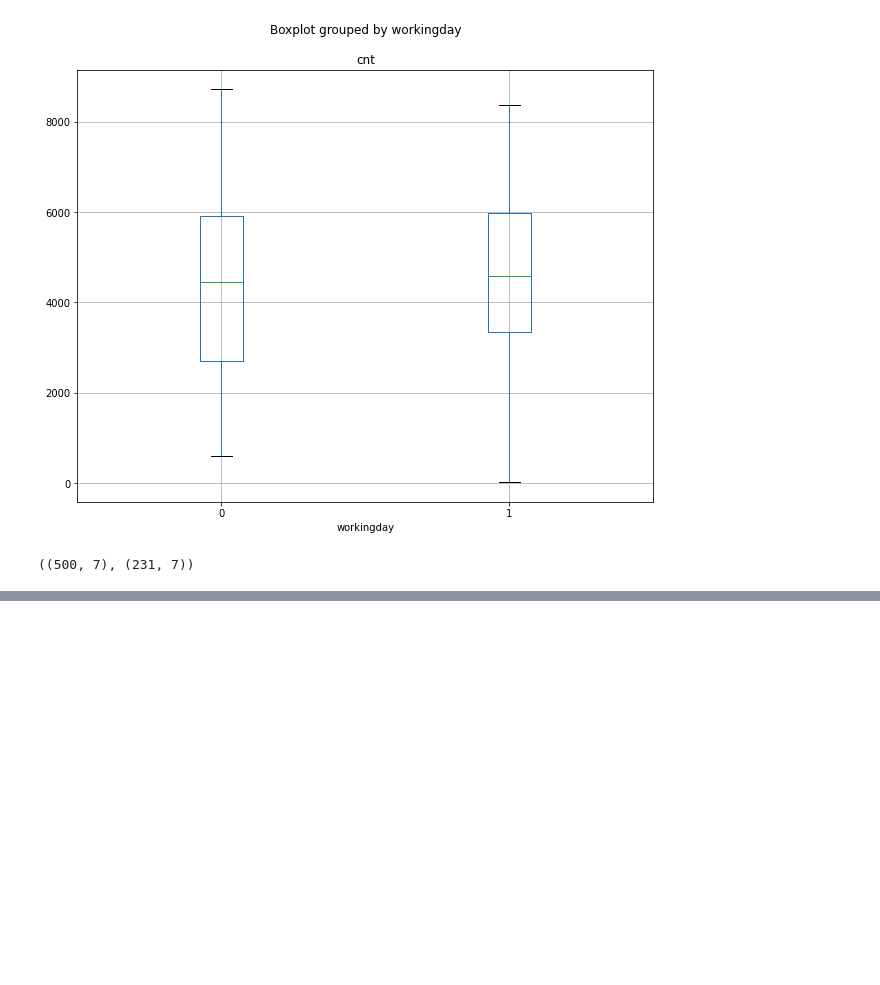
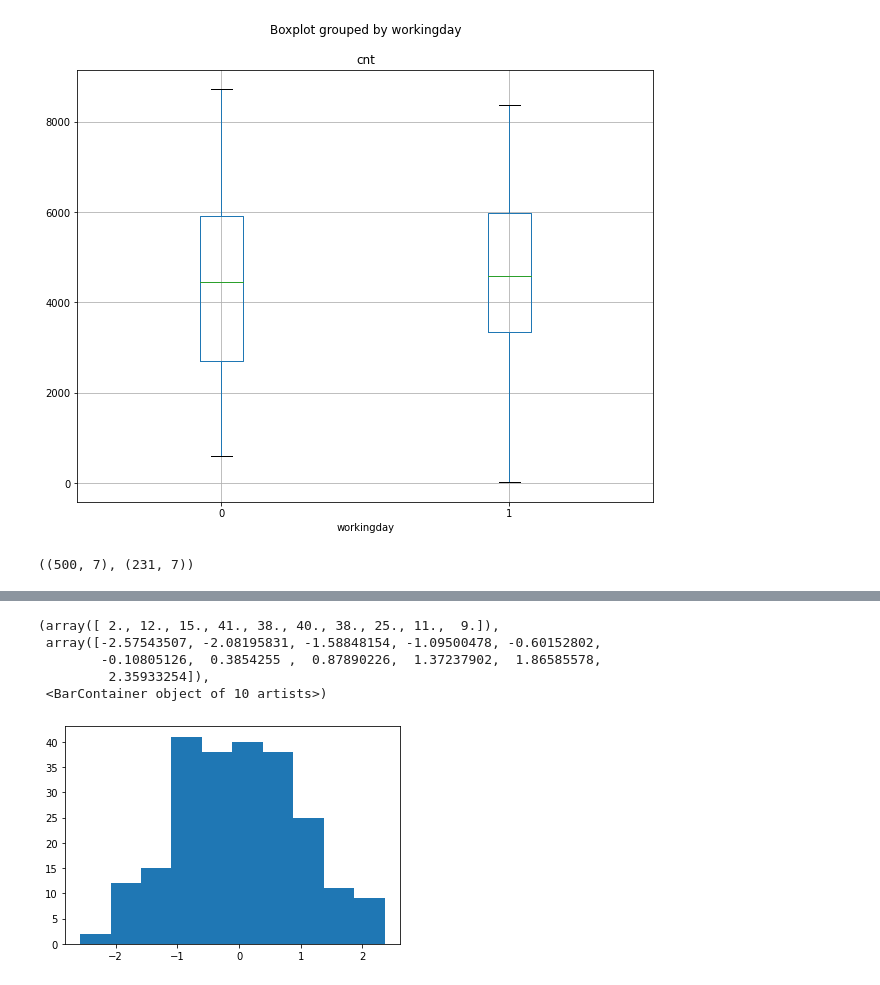
Before and after one commit to Crazz-Zaac/hypothesis-testing-python, a Jupyter notebook: T-test.ipynb, the cells around one changed output, grey strips where cells are left out. Cells and saved outputs as stored; diff of their text form; code cells hidden in the pictures; blank space fills up the shorter version.

```diff
--- a/T-test.ipynb
+++ b/T-test.ipynb
@@ -133,0 +166,2 @@ sample_01.shape, sample_02.shape
+# %%
+sample_01 = sample_01.sample(231)
@@ -133,0 +220,3 @@ sample_01.shape, sample_02.shape
+# %%
+diff = scale(np.array(sample_01['cnt']) - np.array(sample_02['cnt'], dtype=np.float))
+print(diff)
@@ -133,0 +241,9 @@ sample_01.shape, sample_02.shape
+# %%
+plt.hist(diff)
+# %% [output]
+(array([ 2., 12., 15., 41., 38., 40., 38., 25., 11.,  9.]),
+ array([-2.57543507, -2.08195831, -1.58848154, -1.09500478, -0.60152802,
+        -0.10805126,  0.3854255 ,  0.87890226,  1.37237902,  1.86585578,
+         2.35933254]),
+ <BarContainer object of 10 artists>)
+[figure, added]
```
Also changed, not shown: parts of 11 cells of this notebook.
